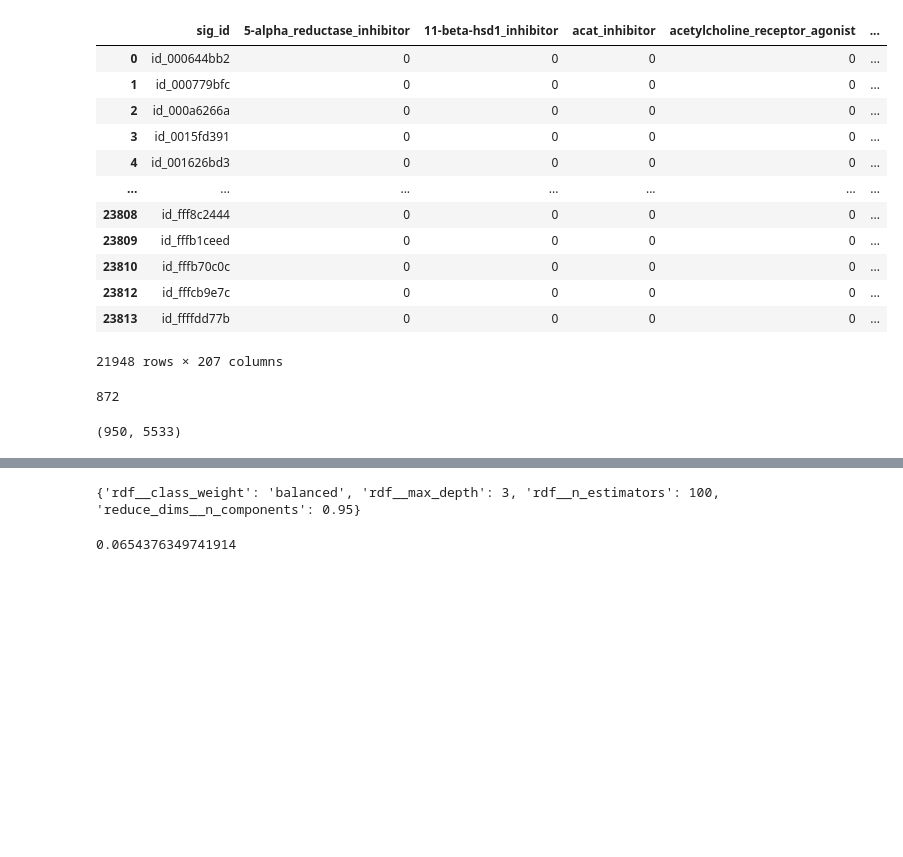
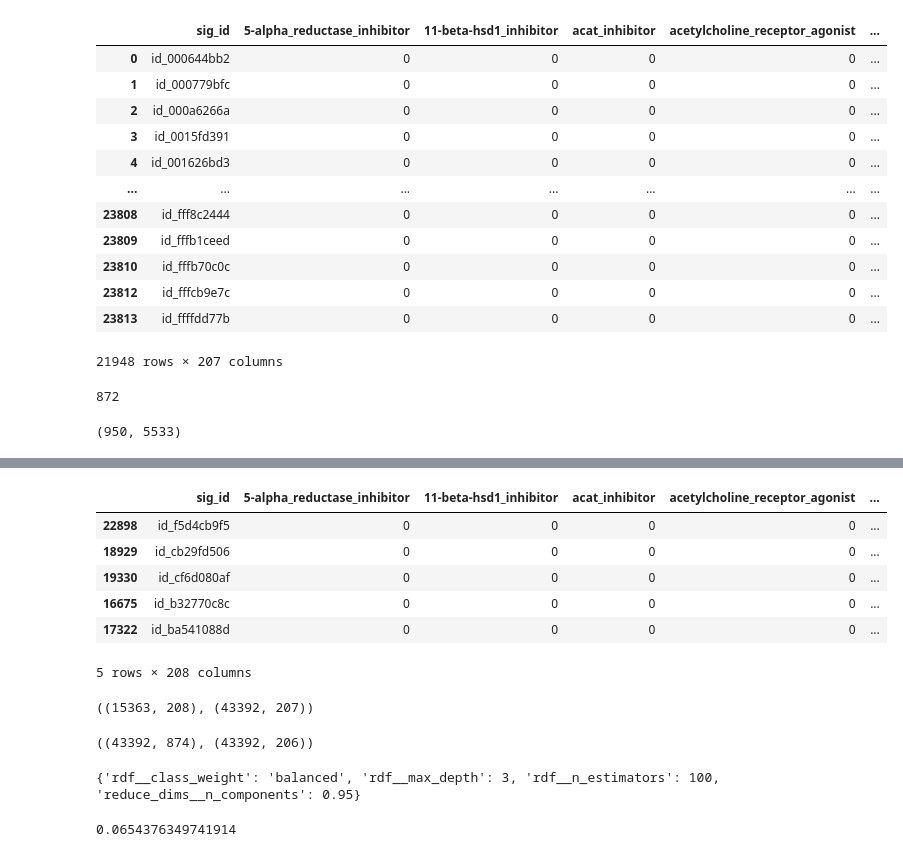
Before and after one commit to QingchuanLyu/Classifying-Mechanism-of-Action, a Jupyter notebook: Mechanisms of Action Classification.ipynb, the cells around one changed output, grey strips where cells are left out. Drawn from its saved outputs; the diff is of its cells as text; code cells hidden in the pictures; blank space fills up the shorter version.

```diff
--- a/Mechanisms of Action Classification.ipynb
+++ b/Mechanisms of Action Classification.ipynb
@@ -370,8 +376,8 @@ df_features.drop('sig_id', axis = 1, inplace = True)
 # %%
-cats = df_features.select_dtypes(include = ['object'])
+cats = df_features_noid.select_dtypes(include = ['object'])
 for c in cats:
     lbl = LabelEncoder()
-    lbl.fit(list(df_features[c].values))
-    df_features[c] = lbl.transform(list(df_features[c].values))
+    lbl.fit(list(df_features_noid[c].values))
+    df_features_noid[c] = lbl.transform(list(df_features_noid[c].values))
 # %%
 # Outliers < Q1-IQR or > Q3+IQR.
@@ -417,0 +427,4 @@ In this section, I build pipelines that combine PCA and cross-validation, and tr
+# %%
+# Re-split train and test data 70-30 with the same random_state, 'sig_id' included.
+X_train_b, X_test_b, y_train_b, y_test_b = train_test_split(df_features, df_targets_scored\
+                                                    , test_size = 0.3, random_state = 0)
@@ -417,0 +465,9 @@ In this section, I build pipelines that combine PCA and cross-validation, and tr
+# %%
+# Match 'temp_class' with targets: prioritize 3 over 2 over 1
+conditions = [df_count_samples['Count'] < 200\
+             , (df_count_samples['Count'] >= 200) & (df_count_samples['Count'] < 600)\
+             , (df_count_samples['Count'] >= 600)]
+# Assign combo_category numbers
+choices = [3, 2, 1]
+df_count_samples['temp_class'] = np.select(conditions, choices, default=1)
+df_count_samples.head()
@@ -417,0 +481,3 @@ In this section, I build pipelines that combine PCA and cross-validation, and tr
+# %%
+df_count_class2 = df_count_samples[df_count_samples['temp_class'] == 2]['Classes']
+df_count_class2
@@ -417,0 +502,16 @@ In this section, I build pipelines that combine PCA and cross-validation, and tr
+# %%
+conditions = [(y_train_b['nfkb_inhibitor'] == 1) \
+             , (y_train_b['proteasome_inhibitor'] == 1)
+             , sum(y_train_b[i] for i in df_count_class2)>1]
+choices = [3, 3, 2]
+# When multiple conditions are satisfied, the first one encountered in condlist is used.
+y_train_b['temp_class'] = np.select(conditions, choices, default=1)
+y_train_b.head()
+# %% [output]
+|  | sig_id | 5-alpha_reductase_inhibitor | 11-beta-hsd1_inhibitor | acat_inhibitor | acetylcholine_receptor_agonist | ... |
+| 22898 | id_f5d4cb9f5 | 0 | 0 | 0 | 0 | ... |
+| 18929 | id_cb29fd506 | 0 | 0 | 0 | 0 | ... |
+| 19330 | id_cf6d080af | 0 | 0 | 0 | 0 | ... |
+| 16675 | id_b32770c8c | 0 | 0 | 0 | 0 | ... |
+| 17322 | id_ba541088d | 0 | 0 | 0 | 0 | ... |
+5 rows × 208 columns
@@ -417,0 +523,4 @@ In this section, I build pipelines that combine PCA and cross-validation, and tr
+# %%
+y_train_b.shape, y_train_b_resampled.shape
+# %% [output]
+((15363, 208), (43392, 207))
@@ -418,3 +533,7 @@ In this section, I build pipelines that combine PCA and cross-validation, and tr
+# %%
+X_train_b_resampled.shape, y_train_b_resampled.shape
+# %% [output]
+((43392, 874), (43392, 206))
 # %%
 rdf_pipe = Pipeline([("scale", StandardScaler()),
                  ("reduce_dims", PCA()),
```
Also changed, not shown: parts of 21 cells of this notebook.
